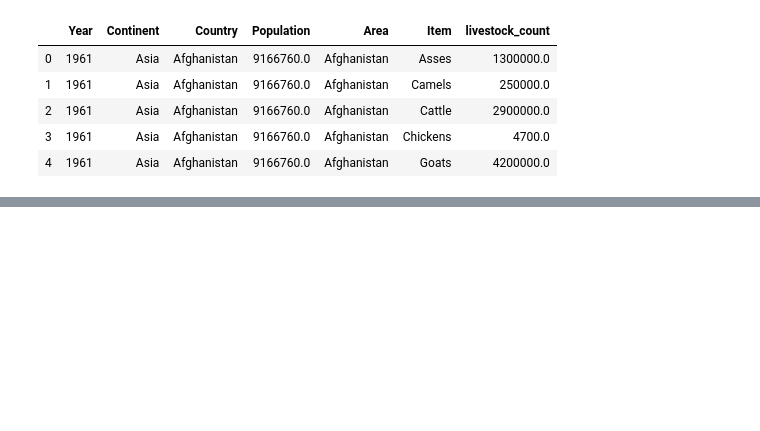
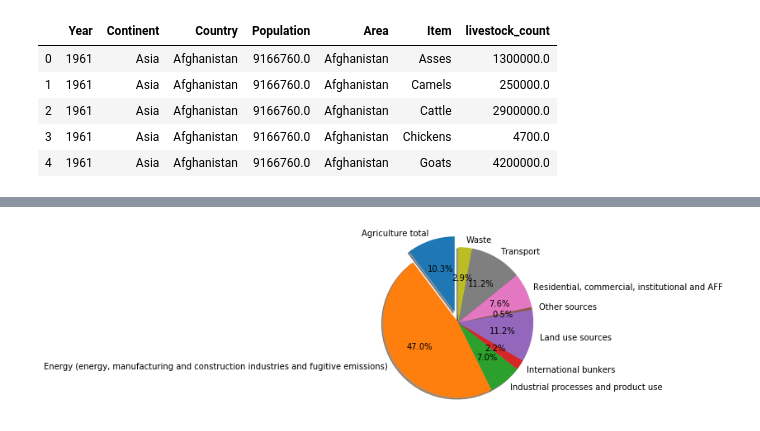
Before and after one commit to tileb1/global-food-statistics, a Jupyter notebook: tim_exploration.ipynb, the cells around one changed output, grey strips where cells are left out. Cells and saved outputs as stored; diff of their text form; code cells hidden in the pictures; blank space fills up the shorter version.

```diff
--- a/tim_exploration.ipynb
+++ b/tim_exploration.ipynb
@@ -430,0 +355,4 @@ plt.show()
+# %%
+emissions_by_sector = pd.read_csv('data/raw_data/Environment_Emissions_by_Sector_E_All_Data_(Normalized).csv',
+                                  encoding='latin-1')
+emissions_by_sector.head()
@@ -430,0 +402,5 @@ plt.show()
+# %%
+test = emissions_by_sector[(emissions_by_sector.Element=='Share of sector in total emissions')
+                           & (emissions_by_sector.Area=='World')
+                           & (emissions_by_sector.Year==emissions_by_sector.Year.max())]
+test.head()
@@ -430,0 +414,13 @@ plt.show()
+# %%
+s = test.iloc[:-3]
+# %%
+s = s.sort_values('Item')
+# %%
+fig1, ax1 = plt.subplots()
+ax1.pie(s.Value.values, explode=(0.15,0,0,0,0,0,0,0,0), labels=s.Item.values, autopct='%1.1f%%',
+        shadow=True, startangle=90)
+ax1.axis('equal')  # Equal aspect ratio ensures that pie is drawn as a circle.
+
+plt.show()
+# %% [output]
+[figure, added]
```
Also changed, not shown: parts of 106 cells of this notebook.
